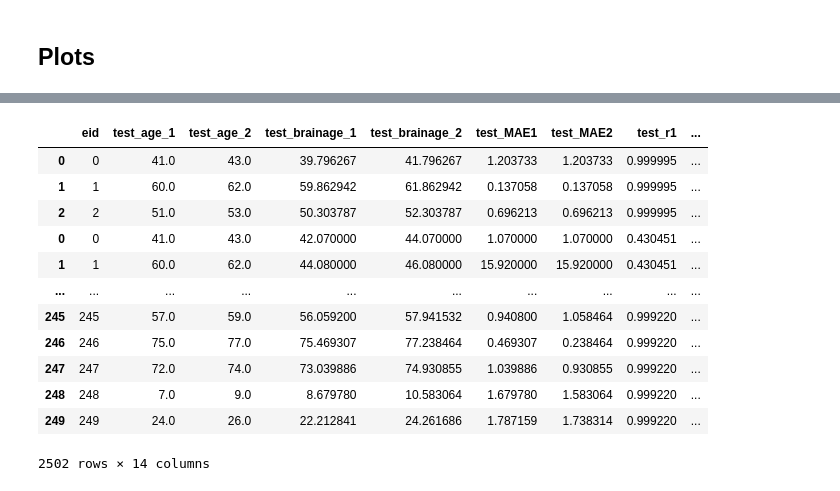
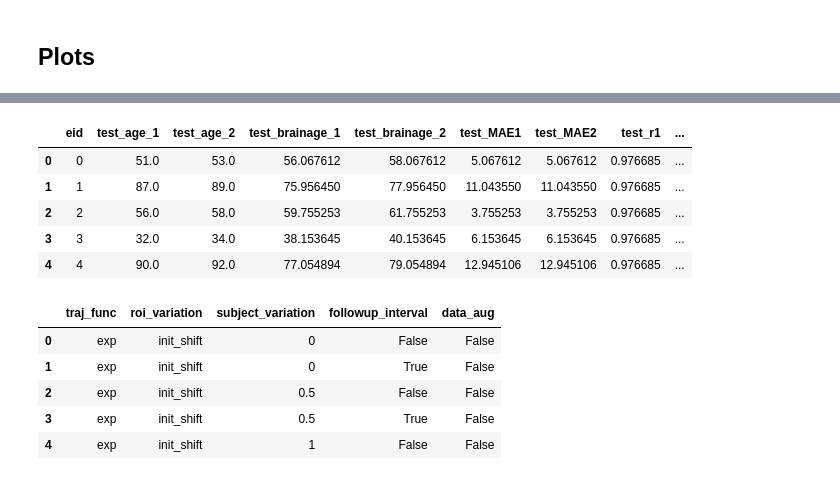
Before and after one commit to nikhil153/brain-diff, a Jupyter notebook: 7_brain_diff_sim.ipynb, the cells around one changed output, grey strips where cells are left out. Drawn from its saved outputs; the diff is of its cells as text; code cells hidden in the pictures.

```diff
--- a/7_brain_diff_sim.ipynb
+++ b/7_brain_diff_sim.ipynb
@@ -41,21 +41,3 @@ else:
 ### ROI variability: Additive time shift: ROI variability
 ### Cortical thickness trajectories can start: 2mm, peak: 3mm, thin: 2.5 ([over lifespan](https://pubmed.ncbi.nlm.nih.gov/24948804/))
 ### Individual differences (std) ~ 0.1mm with smoothing ([source](https://www.pnas.org/content/pnas/97/20/11050.full.pdf))
-# %%
-n_timepoints = 100
-init_val = 2
-peak_val = 4
-poly_order = 2
-
-traj1_time_shift = 50
-traj2_time_shift = 60
-
-traj1 = get_brain_trajectory(n_timepoints,init_val, peak_val, traj1_time_shift,poly_order)
-traj2 = get_brain_trajectory(n_timepoints,init_val, peak_val, traj2_time_shift,poly_order)
-
-t = np.arange(n_timepoints)
-plt.plot(t,traj1, label="roi-1")
-plt.plot(t,traj2, label="roi-2")
-plt.xlabel("age")
-plt.ylabel("thickness")
-plt.legend()
@@ -64,8 +86,8 @@ plt.legend()
 ### Additive initial factor: subject variability
 # %%
 # same init factor for each ROI
-n_samples = 100
-intersubject_std = 0.0
+n_samples = 10
+intersubject_std = 0.5
 
 roi_1 = get_traj_samples(traj1, n_samples, intersubject_std)
 roi_2 = get_traj_samples(traj2, n_samples, intersubject_std)
@@ -86,0 +113,14 @@ with sns.axes_style("whitegrid"):
+# %%
+roi_list = [roi_1,roi_2]
+y_baseline, X_baseline, X_followup = get_cross_sectional_samples(roi_list, followup_interval=10)
+fig, axes = plt.subplots(1,2,figsize=(15,5),sharex=False,sharey=False)
+with sns.axes_style("whitegrid"):
+    ax = axes[0]
+    g = sns.heatmap(X_baseline, annot=True, fmt=".3g", ax=ax)
+    g.set_xlabel("roi")
+    g.set_ylabel("sample id")
+    g.set_title("baseline")
+    ax = axes[1]
+    g = sns.heatmap(X_followup,annot=True, fmt=".3g", ax=ax)
+    g.set_title("followup")
+    g.set_xlabel("roi")
@@ -392,16 +679,34 @@ plot_df.groupby(["model","n_samples","n_regions"])["test_MAE","age_diff"].mean()
 # %%
-perf_df
+perf_df.head()
 # %% [output]
 |  | eid | test_age_1 | test_age_2 | test_brainage_1 | test_brainage_2 | test_MAE1 | test_MAE2 | test_r1 | ... |
-| 0 | 0 | 41.0 | 43.0 | 39.796267 | 41.796267 | 1.203733 | 1.203733 | 0.999995 | ... |
-| 1 | 1 | 60.0 | 62.0 | 59.862942 | 61.862942 | 0.137058 | 0.137058 | 0.999995 | ... |
-| 2 | 2 | 51.0 | 53.0 | 50.303787 | 52.303787 | 0.696213 | 0.696213 | 0.999995 | ... |
-| 0 | 0 | 41.0 | 43.0 | 42.070000 | 44.070000 | 1.070000 | 1.070000 | 0.430451 | ... |
-| 1 | 1 | 60.0 | 62.0 | 44.080000 | 46.080000 | 15.920000 | 15.920000 | 0.430451 | ... |
-| ... | ... | ... | ... | ... | ... | ... | ... | ... | ... |
-| 245 | 245 | 57.0 | 59.0 | 56.059200 | 57.941532 | 0.940800 | 1.058464 | 0.999220 | ... |
-| 246 | 246 | 75.0 | 77.0 | 75.469307 | 77.238464 | 0.469307 | 0.238464 | 0.999220 | ... |
-| 247 | 247 | 72.0 | 74.0 | 73.039886 | 74.930855 | 1.039886 | 0.930855 | 0.999220 | ... |
-| 248 | 248 | 7.0 | 9.0 | 8.679780 | 10.583064 | 1.679780 | 1.583064 | 0.999220 | ... |
-| 249 | 249 | 24.0 | 26.0 | 22.212841 | 24.261686 | 1.787159 | 1.738314 | 0.999220 | ... |
+| 0 | 0 | 51.0 | 53.0 | 56.067612 | 58.067612 | 5.067612 | 5.067612 | 0.976685 | ... |
+| 1 | 1 | 87.0 | 89.0 | 75.956450 | 77.956450 | 11.043550 | 11.043550 | 0.976685 | ... |
+| 2 | 2 | 56.0 | 58.0 | 59.755253 | 61.755253 | 3.755253 | 3.755253 | 0.976685 | ... |
+| 3 | 3 | 32.0 | 34.0 | 38.153645 | 40.153645 | 6.153645 | 6.153645 | 0.976685 | ... |
+| 4 | 4 | 90.0 | 92.0 | 77.054894 | 79.054894 | 12.945106 | 12.945106 | 0.976685 | ... |
-2502 rows × 14 columns
+# %%
+traj_func_list = ["exp", "poly"]
+roi_variation_list = ["init_shift", "time_shift"]
+subject_variation_list = [0, 0.5, 1]
+followup_list = [0, 2, 10]
+followup_list = [False, True]
+
+config_df = pd.DataFrame(columns=["traj_func","roi_variation","subject_variation","followup_interval","data_aug"])
+
+i = 0
+for traj_func in traj_func_list:
+    for roi_variation in roi_variation_list:
+        for subject_variation in subject_variation_list:
+            for followup_interval in followup_list:
+                config_df.loc[i] = [traj_func, roi_variation, subject_variation, followup_interval, data_aug]
+                i += 1
+
+config_df.head()
+# %% [output]
+|  | traj_func | roi_variation | subject_variation | followup_interval | data_aug |
+| 0 | exp | init_shift | 0 | False | False |
+| 1 | exp | init_shift | 0 | True | False |
+| 2 | exp | init_shift | 0.5 | False | False |
+| 3 | exp | init_shift | 0.5 | True | False |
+| 4 | exp | init_shift | 1 | False | False |
```
Also changed, not shown: parts of 22 cells of this notebook, 4 other files.
